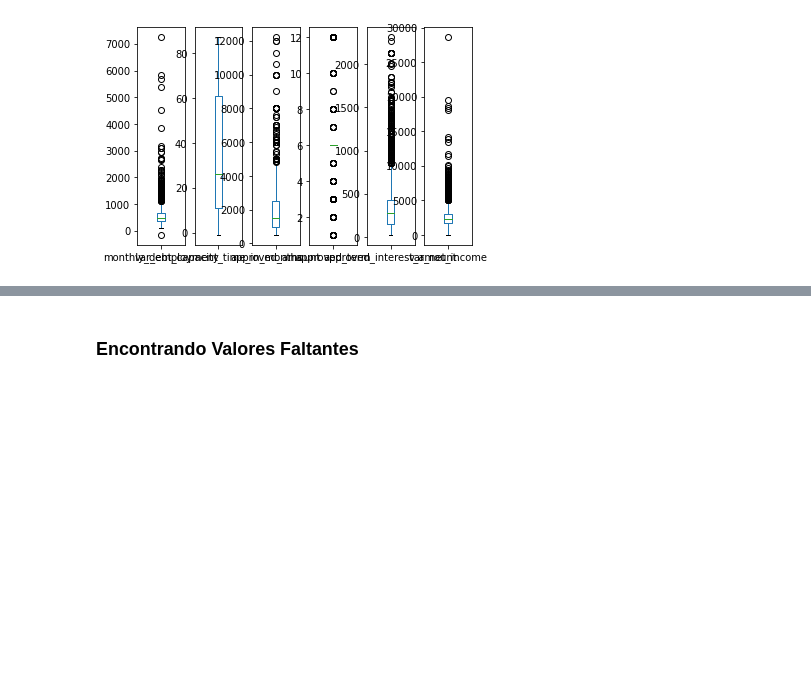
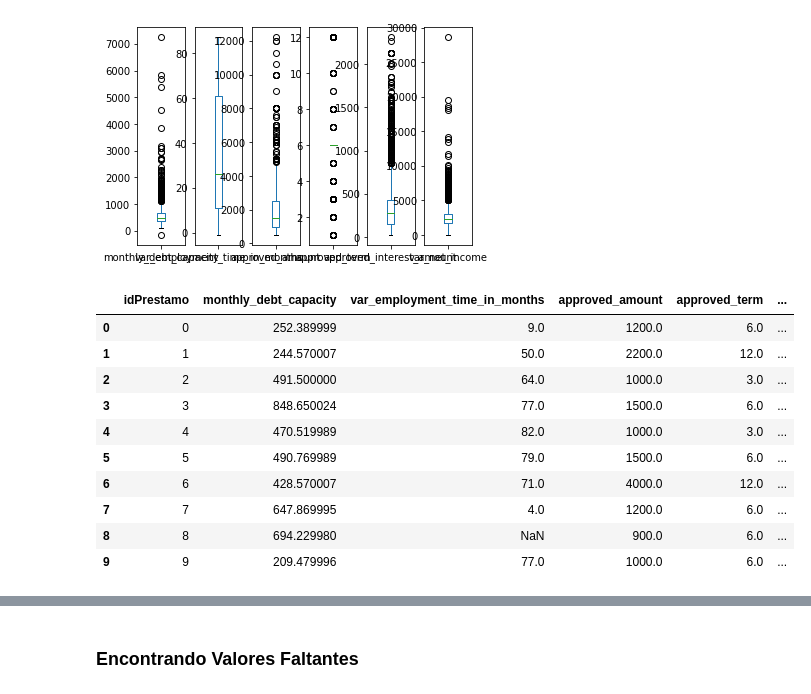
Before and after one commit to AbrahamG20/TPMachineLearning, a Jupyter notebook: TP_Machine_Learning.ipynb, the cells around one changed output, grey strips where cells are left out. Saved outputs shown, nothing was run; the diff lists cells and outputs as text; code cells hidden in the pictures; blank space fills up the shorter version.

```diff
--- a/TP_Machine_Learning.ipynb
+++ b/TP_Machine_Learning.ipynb
@@ -110,3 +131,17 @@ x_df["monthly_debt_capacity"]=preprocessing.scale(x_df["monthly_debt_capacity"])
+# %%
+x_df.head(10)
+# %% [output]
+|  | idPrestamo | monthly_debt_capacity | var_employment_time_in_months | approved_amount | approved_term | ... |
+| 0 | 0 | 252.389999 | 9.0 | 1200.0 | 6.0 | ... |
+| 1 | 1 | 244.570007 | 50.0 | 2200.0 | 12.0 | ... |
+| 2 | 2 | 491.500000 | 64.0 | 1000.0 | 3.0 | ... |
+| 3 | 3 | 848.650024 | 77.0 | 1500.0 | 6.0 | ... |
+| 4 | 4 | 470.519989 | 82.0 | 1000.0 | 3.0 | ... |
+| 5 | 5 | 490.769989 | 79.0 | 1500.0 | 6.0 | ... |
+| 6 | 6 | 428.570007 | 71.0 | 4000.0 | 12.0 | ... |
+| 7 | 7 | 647.869995 | 4.0 | 1200.0 | 6.0 | ... |
+| 8 | 8 | 694.229980 | NaN | 900.0 | 6.0 | ... |
+| 9 | 9 | 209.479996 | 77.0 | 1000.0 | 6.0 | ... |
 # %%
 x_df["monthly_debt_capacity"].plot(kind='box', subplots=True)
 # %% [output]
```
Also changed, not shown: parts of 8 cells of this notebook.
